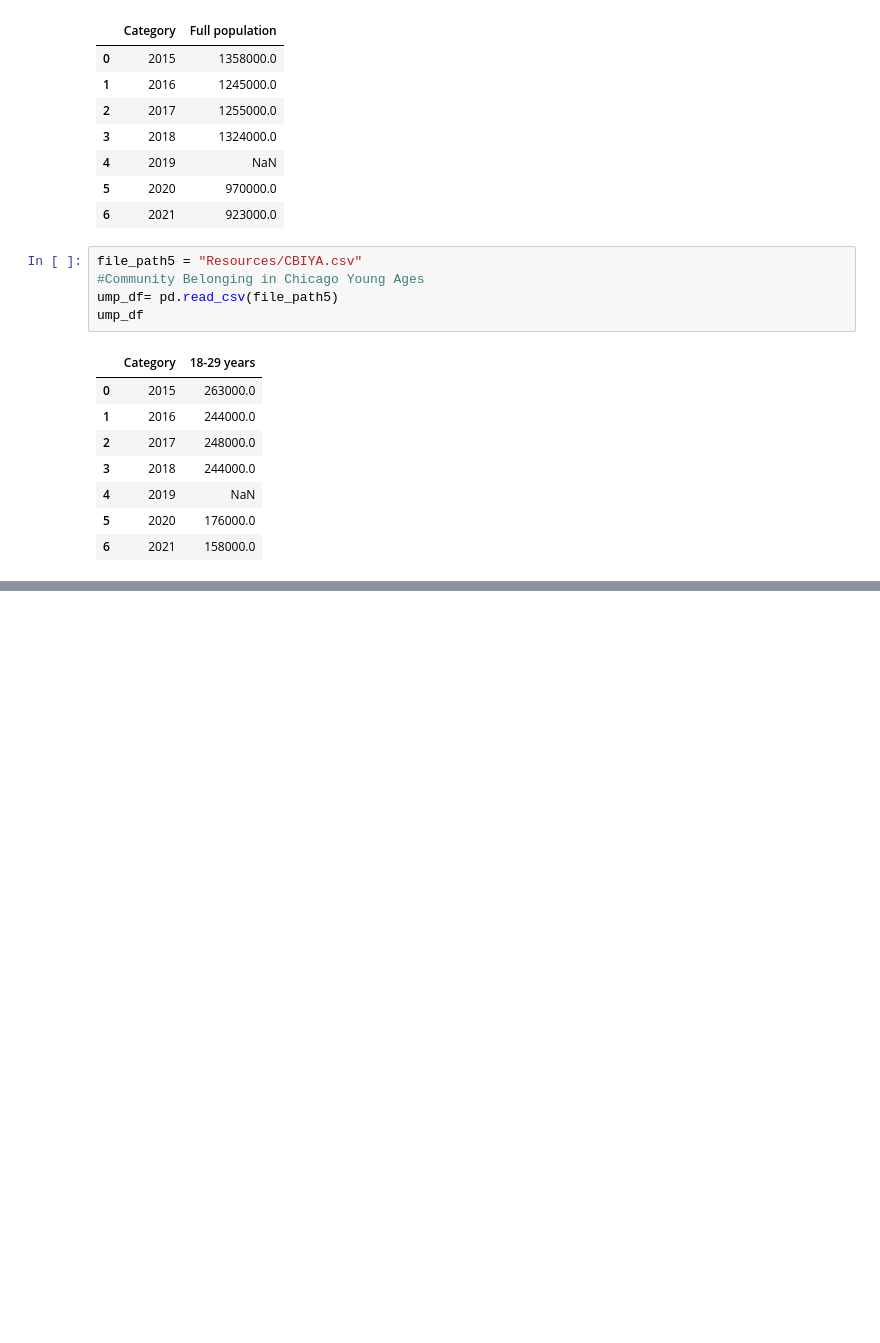
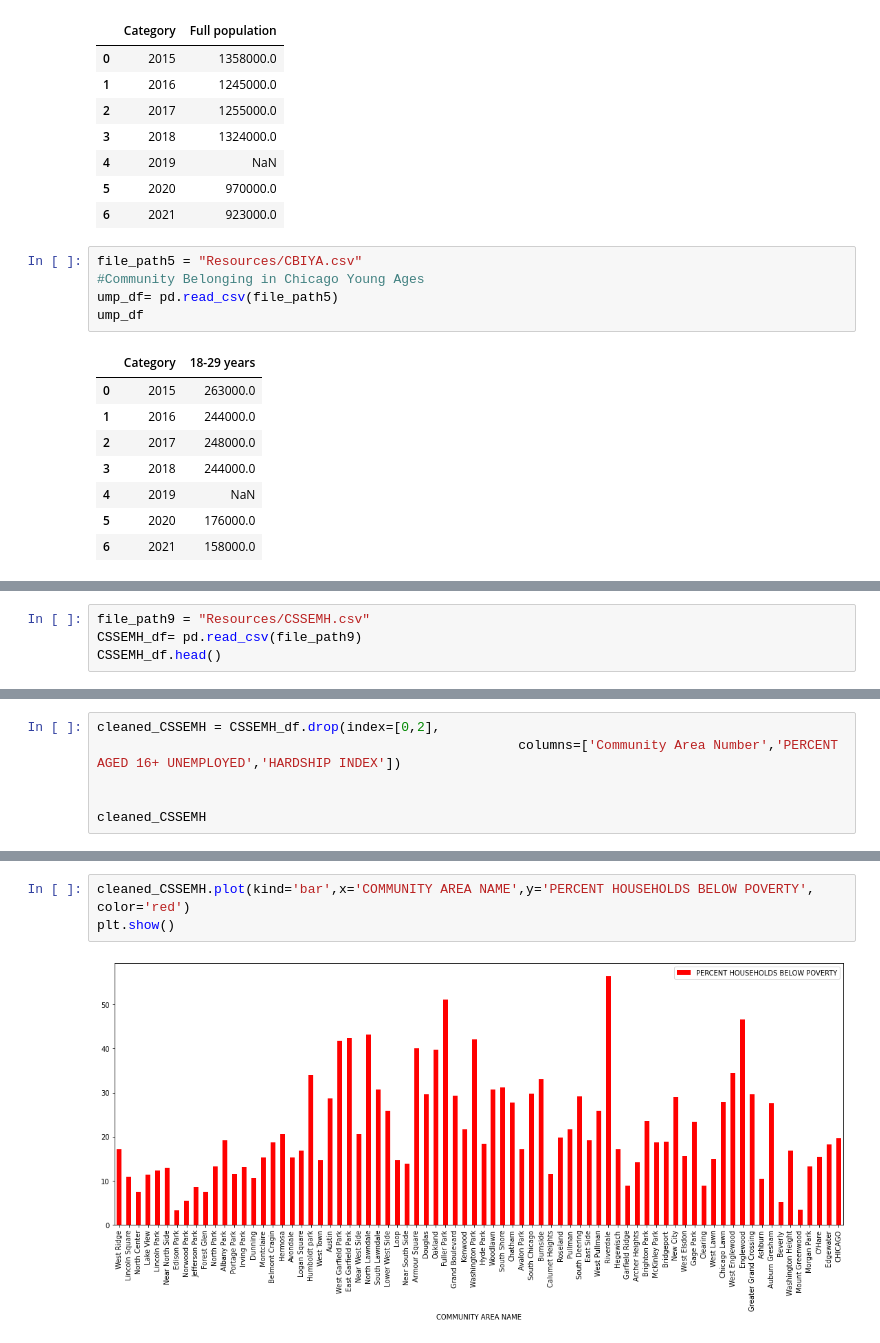
Before and after one commit to dpackardphys/gold_orbit_firelight, a Jupyter notebook: School data.ipynb, the cells around one changed output, grey strips where cells are left out. Cells and saved outputs as stored; diff of their text form; blank space fills up the shorter version.

```diff
--- a/School data.ipynb
+++ b/School data.ipynb
@@ -118,0 +167,4 @@ allage_df
+# %%
+file_path9 = "Resources/CSSEMH.csv"
+CSSEMH_df= pd.read_csv(file_path9)
+CSSEMH_df.head()
@@ -118,0 +178,6 @@ allage_df
+# %%
+cleaned_CSSEMH = CSSEMH_df.drop(index=[0,2],
+                                                      columns=['Community Area Number','PERCENT AGED 16+ UNEMPLOYED','HARDSHIP INDEX'])
+
+
+cleaned_CSSEMH
@@ -118,0 +228,5 @@ allage_df
+# %%
+cleaned_CSSEMH.plot(kind='bar',x='COMMUNITY AREA NAME',y='PERCENT HOUSEHOLDS BELOW POVERTY', color='red')
+plt.show()
+# %% [output]
+[figure, added]
```
Also changed, not shown: parts of 15 cells of this notebook.
